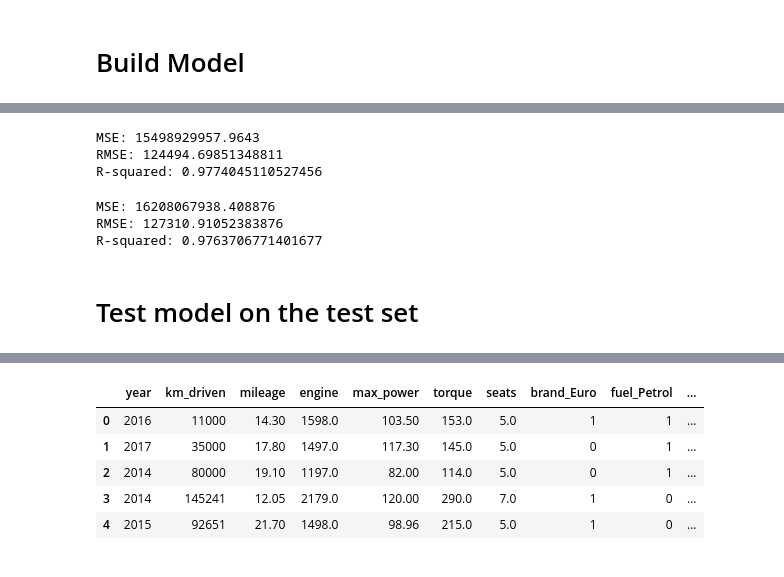
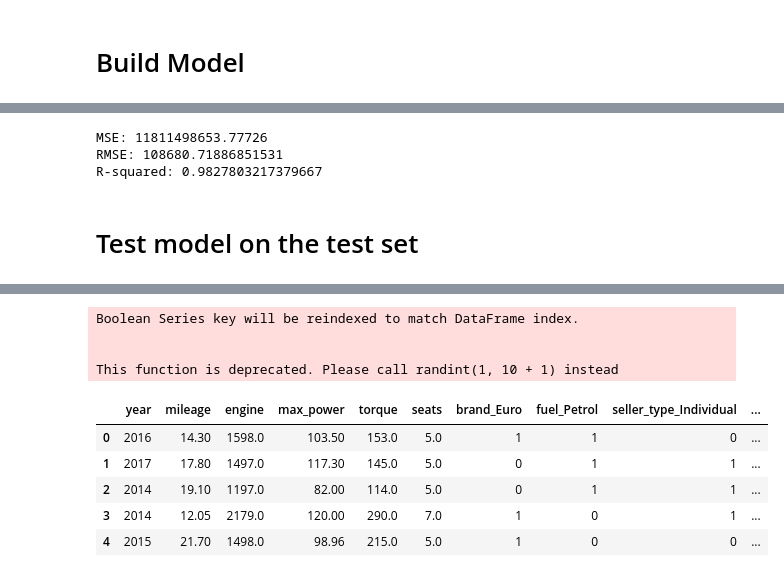
Before and after one commit to KieuSonTung/Data_Preparation, a Jupyter notebook: DataPreparationFinal/Data_Preparation_Final_LGBM2.ipynb, the cells around one changed output, grey strips where cells are left out. Saved outputs shown, nothing was run; the diff lists cells and outputs as text; code cells hidden in the pictures.

Commit message:
Best RMSE on test set

```diff
--- a/DataPreparationFinal/Data_Preparation_Final_LGBM2.ipynb
+++ b/DataPreparationFinal/Data_Preparation_Final_LGBM2.ipynb
@@ -341,7 +337,7 @@ train.head()
 # %% [markdown]
 ## Seats
 # %%
-train.seats = train.seats.fillna(np.random.random_integers(10))
+train.seats = train.seats.fillna(train.seats.mode())
 # %% [markdown]
 ## Torque
 # %%
@@ -438,5 +454,5 @@ memory usage: 703.2+ KB
 # %%
 train.drop(columns={'name', 'fuel', 'seller_type', 'transmission', 'owner',
-                    'brand', 'class_year'}, inplace=True)
+                    'brand', 'class_year', 'km_driven'}, inplace=True)
 train.head()
 # %% [output]
@@ -547,31 +562,18 @@ R-squared: 0.9776441579378018
 # %%
-reg = LGBMRegressor(criterion='rmse', max_depth=15, n_estimators=1500, num_leaves=30)
+reg1 = LGBMRegressor(criterion='rmse', max_depth=7, n_estimators=10000, num_leaves=40,
+                    randsom_state=42, learning_rate=0.015, reg_lambda=0)
 
-reg.fit(X_train, y_train)
+reg1.fit(X_train, y_train)
 
-y_pred = reg.predict(X_test)
+y_pred = reg1.predict(X_test)
 
 print('MSE:', str(metrics.mean_squared_error(y_true=y_test, y_pred=y_pred)))
 print('RMSE:', str(metrics.mean_squared_error(y_true=y_test, y_pred=y_pred, squared=False)))
-print('R-squared:', str(reg.score(X_test, y_test)))
+print('R-squared:', str(reg1.score(X_test, y_test)))
 # %% [output]
-MSE: 15498929957.9643
-RMSE: 124494.69851348811
-R-squared: 0.9774045110527456
+MSE: 11811498653.77726
+RMSE: 108680.71886851531
+R-squared: 0.9827803217379667
-# %%
-reg2 = LGBMRegressor(criterion='rmse', max_depth=8, n_estimators=1700, num_leaves=30)
-
-reg2.fit(X_train, y_train)
-
-y_pred2 = reg2.predict(X_test)
-
-print('MSE:', str(metrics.mean_squared_error(y_true=y_test, y_pred=y_pred2)))
-print('RMSE:', str(metrics.mean_squared_error(y_true=y_test, y_pred=y_pred2, squared=False)))
-print('R-squared:', str(reg2.score(X_test, y_test)))
-# %% [output]
-MSE: 16208067938.408876
-RMSE: 127310.91052383876
-R-squared: 0.9763706771401677
 # %% [markdown]
 # Test model on the test set
 # %%
@@ -657,12 +659,6 @@ Trans2 = test[['transmission']]
 Trans2 = pd.get_dummies(Trans2, drop_first=True)
 
 # Engine
-# df['engine'] = df['engine'].apply(lambda x: float(x.split()[0]))
-# mean_en = np.mean(df.engine)
-
-# test.engine = test.engine.fillna('0 CC')
-# test['engine'] = test['engine'].apply(lambda x: float(x.split()[0]))
-# test.engine = test.engine.replace(0, mean_en)
 
 test.engine = test.engine.apply(lambda x: str(x))
 test.engine = test[train.engine.notnull()].engine.apply(lambda x: x.split()[0]).astype('float64')
@@ -674,40 +670,44 @@ df['max_power'] = df['max_power'].apply(lambda x: float(x.split()[0]))
 mean_mp = np.mean(df.max_power)
 
 test.max_power = test.max_power.fillna('0')
 test.max_power = test.max_power.apply(lambda x: float(x.split()[0]))
 test.max_power = test.max_power.replace(0, mean_mp)
 
 # Seats
 test.seats = test.seats.fillna(np.random.random_integers(10))
 
 # Torque
 import re
 
 test.torque = test.torque.fillna('0')
 
 test['torque'] = test['torque'].str.replace(',','.')
 for i in range(test.shape[0]):
     torque, rpm = torque_processing(test['torque'].iloc[i])
     test.at[i, 'torque'] = torque
     test.at[i, 'rpm'] = rpm
 
 test.torque = test.torque.apply(lambda x: float(x))
 df = test.copy()
 mean_torque = df[df.torque!=0].torque.mean()
 test.torque = test.torque.replace(0, mean_torque)
 
 # Final test dataset
-test.drop(columns={'Id', 'name', 'fuel', 'seller_type', 'transmission', 'owner', 'brand', 'rpm'}, inplace=True)
+test.drop(columns={'Id', 'name', 'fuel', 'seller_type', 'transmission', 'owner', 'brand', 'rpm', 'km_driven'}, inplace=True)
 ftest = pd.concat([test, Brand2, Fuel2, Seller2, Owner2], axis=1)
 
 ftest.head()
 # %% [output]
+Boolean Series key will be reindexed to match DataFrame index.
+
+
+This function is deprecated. Please call randint(1, 10 + 1) instead
-|  | year | km_driven | mileage | engine | max_power | torque | seats | brand_Euro | fuel_Petrol | ... |
-| 0 | 2016 | 11000 | 14.30 | 1598.0 | 103.50 | 153.0 | 5.0 | 1 | 1 | ... |
-| 1 | 2017 | 35000 | 17.80 | 1497.0 | 117.30 | 145.0 | 5.0 | 0 | 1 | ... |
-| 2 | 2014 | 80000 | 19.10 | 1197.0 | 82.00 | 114.0 | 5.0 | 0 | 1 | ... |
-| 3 | 2014 | 145241 | 12.05 | 2179.0 | 120.00 | 290.0 | 7.0 | 1 | 0 | ... |
-| 4 | 2015 | 92651 | 21.70 | 1498.0 | 98.96 | 215.0 | 5.0 | 1 | 0 | ... |
+|  | year | mileage | engine | max_power | torque | seats | brand_Euro | fuel_Petrol | seller_type_Individual | ... |
+| 0 | 2016 | 14.30 | 1598.0 | 103.50 | 153.0 | 5.0 | 1 | 1 | 0 | ... |
+| 1 | 2017 | 17.80 | 1497.0 | 117.30 | 145.0 | 5.0 | 0 | 1 | 1 | ... |
+| 2 | 2014 | 19.10 | 1197.0 | 82.00 | 114.0 | 5.0 | 0 | 1 | 1 | ... |
+| 3 | 2014 | 12.05 | 2179.0 | 120.00 | 290.0 | 7.0 | 1 | 0 | 1 | ... |
+| 4 | 2015 | 21.70 | 1498.0 | 98.96 | 215.0 | 5.0 | 1 | 0 | 0 | ... |
 # %%
 ftest.info()
 # %% [output]
```
Also changed, not shown: parts of 20 cells of this notebook.
